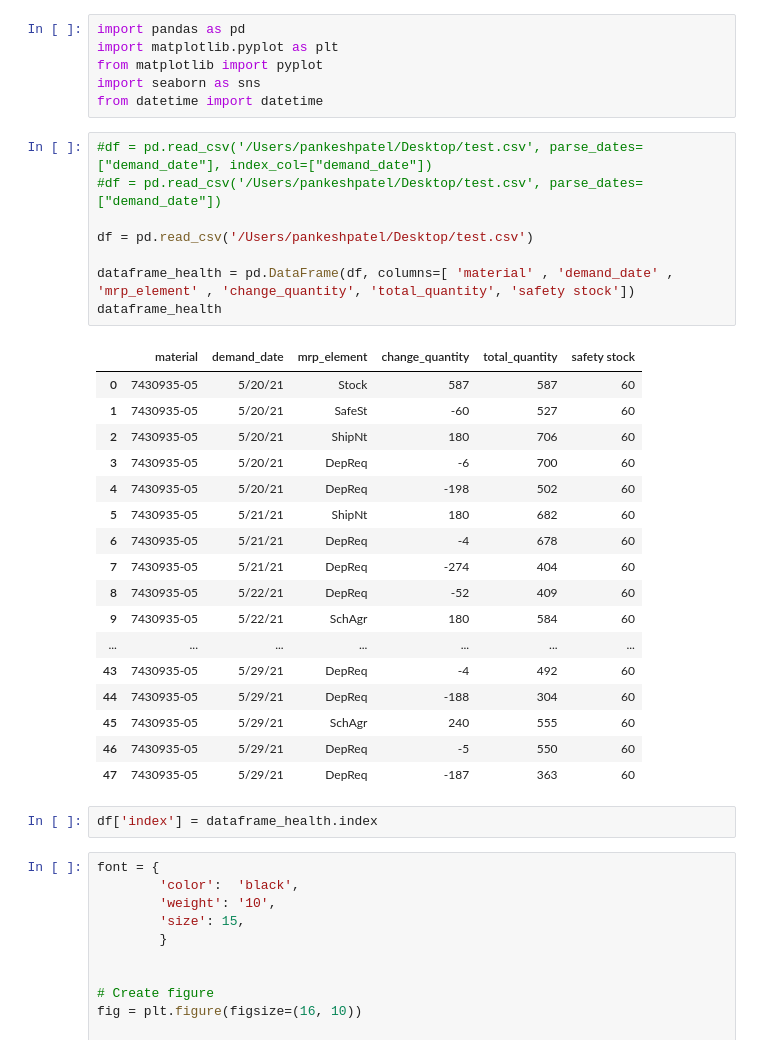
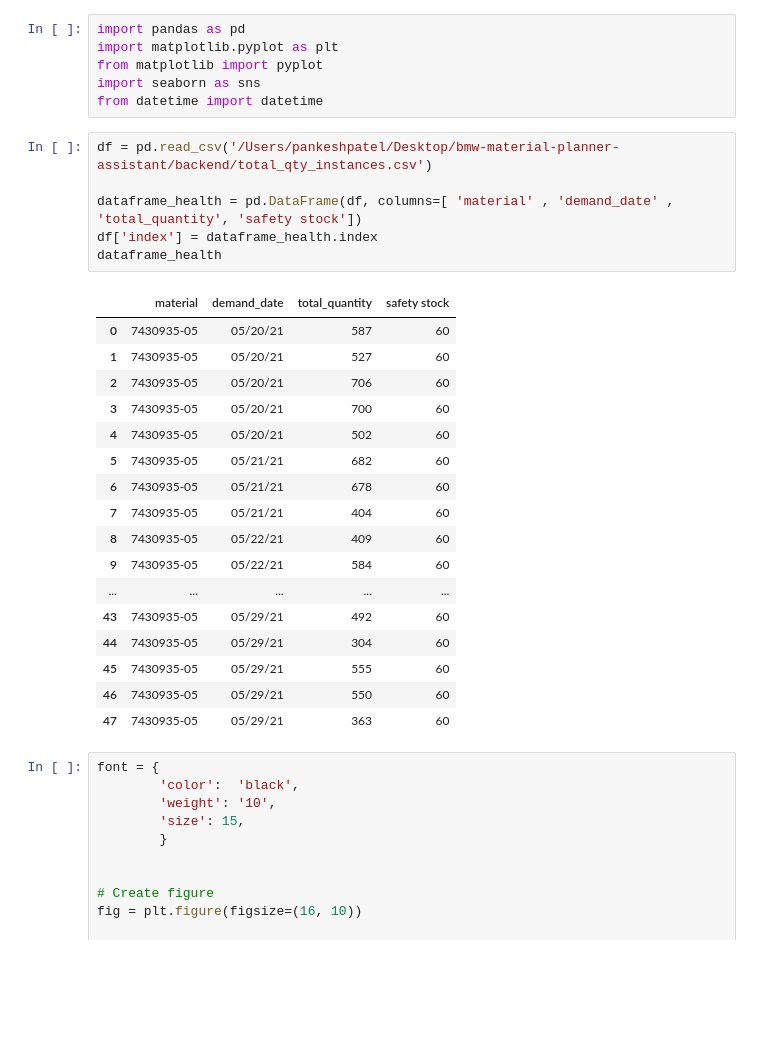
Before and after one commit to pankeshpatel/bmw-material-planner-assistant, a Jupyter notebook: backend/health score.ipynb, the cells around one changed output. Drawn from its saved outputs; the diff is of its cells as text; blank space fills up the shorter version.

```diff
--- a/backend/health score.ipynb
+++ b/backend/health score.ipynb
@@ -107,33 +107,29 @@ from matplotlib import pyplot
 import seaborn as sns
 from datetime import datetime
 # %%
-#df = pd.read_csv('/Users/pankeshpatel/Desktop/test.csv', parse_dates=["demand_date"], index_col=["demand_date"])
-#df = pd.read_csv('/Users/pankeshpatel/Desktop/test.csv', parse_dates=["demand_date"])
+df = pd.read_csv('/Users/pankeshpatel/Desktop/bmw-material-planner-assistant/backend/total_qty_instances.csv')
 
-df = pd.read_csv('/Users/pankeshpatel/Desktop/test.csv')
-
-dataframe_health = pd.DataFrame(df, columns=[ 'material' , 'demand_date' , 'mrp_element' , 'change_quantity', 'total_quantity', 'safety stock'])
+dataframe_health = pd.DataFrame(df, columns=[ 'material' , 'demand_date' , 'total_quantity', 'safety stock'])
+df['index'] = dataframe_health.index
 dataframe_health
 # %% [output]
-|  | material | demand_date | mrp_element | change_quantity | total_quantity | safety stock |
-| 0 | 7430935-05 | 5/20/21 | Stock | 587 | 587 | 60 |
-| 1 | 7430935-05 | 5/20/21 | SafeSt | -60 | 527 | 60 |
-| 2 | 7430935-05 | 5/20/21 | ShipNt | 180 | 706 | 60 |
-| 3 | 7430935-05 | 5/20/21 | DepReq | -6 | 700 | 60 |
-| 4 | 7430935-05 | 5/20/21 | DepReq | -198 | 502 | 60 |
-| 5 | 7430935-05 | 5/21/21 | ShipNt | 180 | 682 | 60 |
-| 6 | 7430935-05 | 5/21/21 | DepReq | -4 | 678 | 60 |
-| 7 | 7430935-05 | 5/21/21 | DepReq | -274 | 404 | 60 |
-| 8 | 7430935-05 | 5/22/21 | DepReq | -52 | 409 | 60 |
-| 9 | 7430935-05 | 5/22/21 | SchAgr | 180 | 584 | 60 |
-| ... | ... | ... | ... | ... | ... | ... |
-| 43 | 7430935-05 | 5/29/21 | DepReq | -4 | 492 | 60 |
-| 44 | 7430935-05 | 5/29/21 | DepReq | -188 | 304 | 60 |
-| 45 | 7430935-05 | 5/29/21 | SchAgr | 240 | 555 | 60 |
-| 46 | 7430935-05 | 5/29/21 | DepReq | -5 | 550 | 60 |
-| 47 | 7430935-05 | 5/29/21 | DepReq | -187 | 363 | 60 |
+|  | material | demand_date | total_quantity | safety stock |
+| 0 | 7430935-05 | 05/20/21 | 587 | 60 |
+| 1 | 7430935-05 | 05/20/21 | 527 | 60 |
+| 2 | 7430935-05 | 05/20/21 | 706 | 60 |
+| 3 | 7430935-05 | 05/20/21 | 700 | 60 |
+| 4 | 7430935-05 | 05/20/21 | 502 | 60 |
+| 5 | 7430935-05 | 05/21/21 | 682 | 60 |
+| 6 | 7430935-05 | 05/21/21 | 678 | 60 |
+| 7 | 7430935-05 | 05/21/21 | 404 | 60 |
+| 8 | 7430935-05 | 05/22/21 | 409 | 60 |
+| 9 | 7430935-05 | 05/22/21 | 584 | 60 |
+| ... | ... | ... | ... | ... |
+| 43 | 7430935-05 | 05/29/21 | 492 | 60 |
+| 44 | 7430935-05 | 05/29/21 | 304 | 60 |
+| 45 | 7430935-05 | 05/29/21 | 555 | 60 |
+| 46 | 7430935-05 | 05/29/21 | 550 | 60 |
+| 47 | 7430935-05 | 05/29/21 | 363 | 60 |
-# %%
-df['index'] = dataframe_health.index
 # %%
 font = {
         'color':  'black',
```
Also changed, not shown: parts of 7 cells of this notebook, 3 other files.
